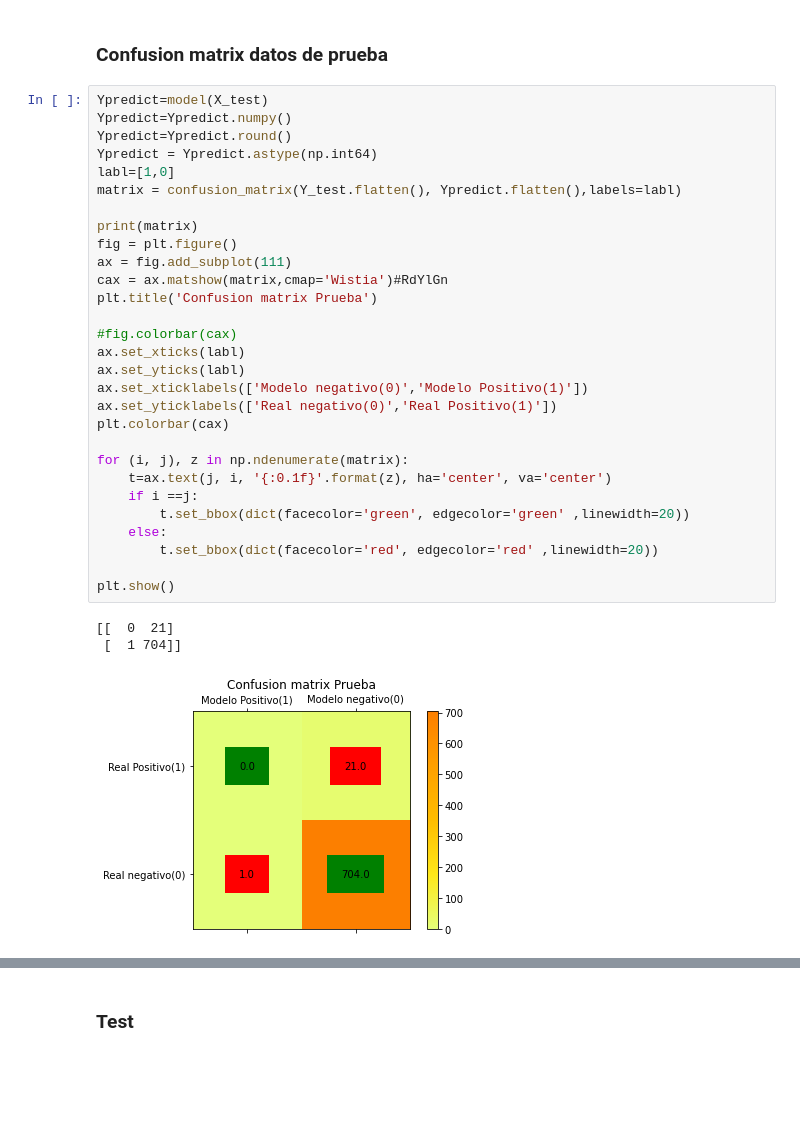
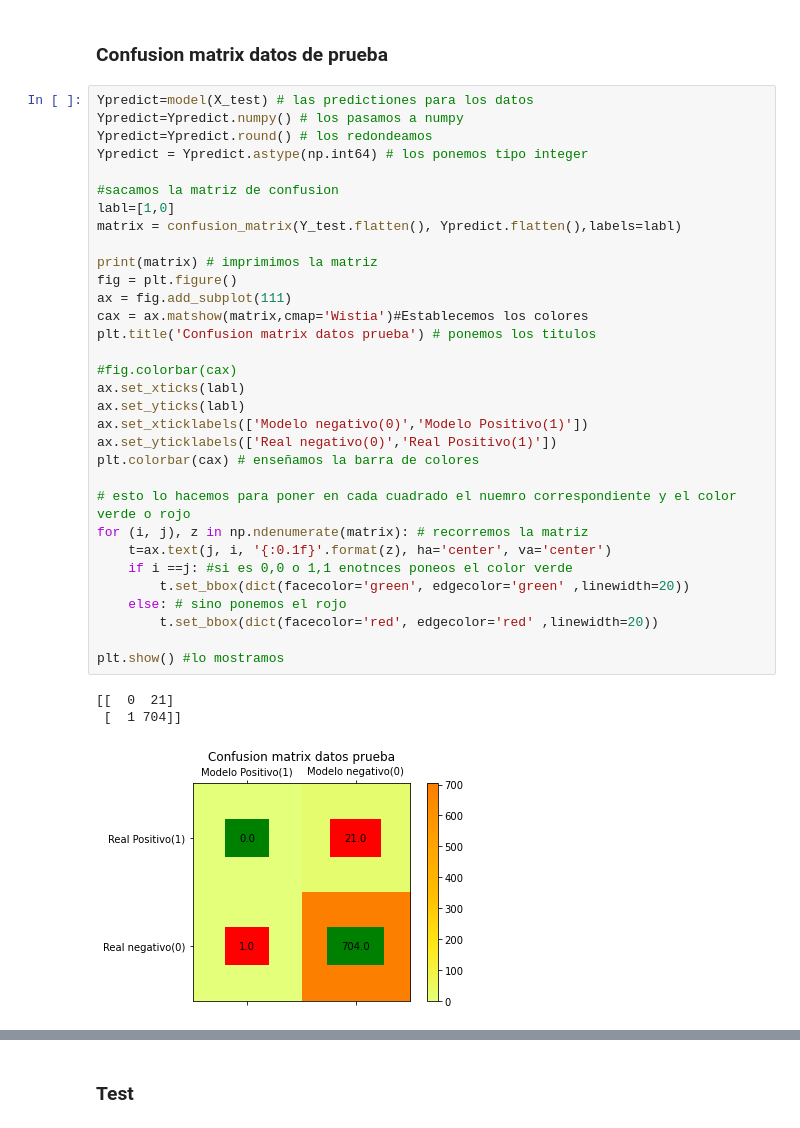
Before and after one commit to marcos261099/Practica2IA2, a Jupyter notebook: p3/L2P3-MLP_Infarto.ipynb, the cells around one changed output, grey strips where cells are left out. Cells and saved outputs as stored; diff of their text form; blank space fills up the shorter version.

```diff
--- a/p3/L2P3-MLP_Infarto.ipynb
+++ b/p3/L2P3-MLP_Infarto.ipynb
@@ -302,38 +328,41 @@ plt.show()
 # %% [markdown]
 ### Confusion matrix datos de prueba
 # %%
-Ypredict=model(X_test)
-Ypredict=Ypredict.numpy()
-Ypredict=Ypredict.round()
-Ypredict = Ypredict.astype(np.int64)
+Ypredict=model(X_test) # las predictiones para los datos
+Ypredict=Ypredict.numpy() # los pasamos a numpy
+Ypredict=Ypredict.round() # los redondeamos
+Ypredict = Ypredict.astype(np.int64) # los ponemos tipo integer
+
+#sacamos la matriz de confusion
 labl=[1,0]
 matrix = confusion_matrix(Y_test.flatten(), Ypredict.flatten(),labels=labl)
 
-print(matrix)
+print(matrix) # imprimimos la matriz
 fig = plt.figure()
 ax = fig.add_subplot(111)
-cax = ax.matshow(matrix,cmap='Wistia')#RdYlGn
-plt.title('Confusion matrix Prueba')
+cax = ax.matshow(matrix,cmap='Wistia')#Establecemos los colores
+plt.title('Confusion matrix datos prueba') # ponemos los titulos
 
 #fig.colorbar(cax)
 ax.set_xticks(labl)
 ax.set_yticks(labl)
 ax.set_xticklabels(['Modelo negativo(0)','Modelo Positivo(1)'])
 ax.set_yticklabels(['Real negativo(0)','Real Positivo(1)'])
-plt.colorbar(cax)
+plt.colorbar(cax) # enseñamos la barra de colores
 
-for (i, j), z in np.ndenumerate(matrix):
+# esto lo hacemos para poner en cada cuadrado el nuemro correspondiente y el color verde o rojo
+for (i, j), z in np.ndenumerate(matrix): # recorremos la matriz
     t=ax.text(j, i, '{:0.1f}'.format(z), ha='center', va='center')
-    if i ==j:
+    if i ==j: #si es 0,0 o 1,1 enotnces poneos el color verde
         t.set_bbox(dict(facecolor='green', edgecolor='green' ,linewidth=20))
-    else:
+    else: # sino ponemos el rojo
         t.set_bbox(dict(facecolor='red', edgecolor='red' ,linewidth=20))
 
-plt.show()
+plt.show() #lo mostramos
 # %% [output]
 [[  0  21]
  [  1 704]]
-[figure, old version]
+[figure, new version]
 # %% [markdown]
 ![title](a.png)
 # %% [markdown]
```
Also changed, not shown: parts of 30 cells of this notebook.
